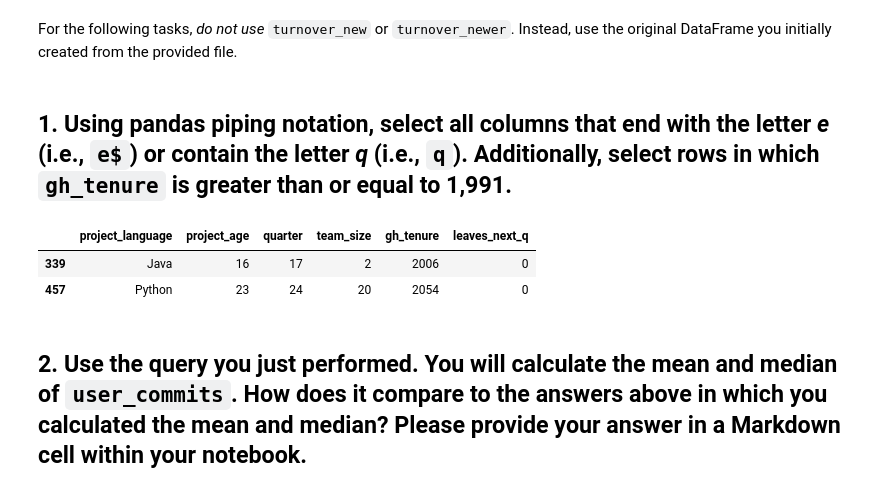
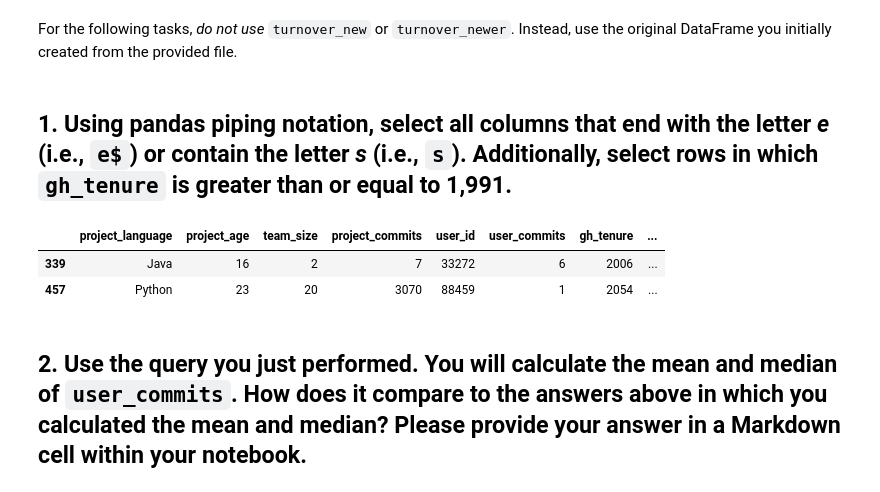
Before and after one commit to TheUltimateFishstick/week8labs, a Jupyter notebook: 08_Independent_Lab_Morgan.ipynb, the cells around one changed output. Saved outputs shown, nothing was run; the diff lists cells and outputs as text; code cells hidden in the pictures.

```diff
--- a/08_Independent_Lab_Morgan.ipynb
+++ b/08_Independent_Lab_Morgan.ipynb
@@ -158,15 +157,16 @@ turnover_newer
 # %% [markdown]
 For the following tasks, *do not use* `turnover_new` or `turnover_newer`. Instead, use the original DataFrame you initially created from the provided file.
 # %% [markdown]
-## 1. Using pandas piping notation, select all columns that end with the letter *e* (i.e., `e$`) or contain the letter *q* (i.e., `q`). Additionally, select rows in which `gh_tenure` is greater than or equal to 1,991.
+## 1. Using pandas piping notation, select all columns that end with the letter *e* (i.e., `e$`) or contain the letter *s* (i.e., `s`). Additionally, select rows in which `gh_tenure` is greater than or equal to 1,991.
 # %%
+# Select columns using .filter() and rows using .query().
 (gh_tfp_renamed
- .filter(regex = '(e$)|(q)')
+ .filter(regex = '(e$)|(s)')
  .query("gh_tenure >= 1991")
 )
 # %% [output]
-|  | project_language | project_age | quarter | team_size | gh_tenure | leaves_next_q |
-| 339 | Java | 16 | 17 | 2 | 2006 | 0 |
-| 457 | Python | 23 | 24 | 20 | 2054 | 0 |
+|  | project_language | project_age | team_size | project_commits | user_id | user_commits | gh_tenure | ... |
+| 339 | Java | 16 | 2 | 7 | 33272 | 6 | 2006 | ... |
+| 457 | Python | 23 | 20 | 3070 | 88459 | 1 | 2054 | ... |
 # %% [markdown]
 ## 2. Use the query you just performed. You will calculate the mean and median of `user_commits`. How does it compare to the answers above in which you calculated the mean and median? Please provide your answer in a Markdown cell within your notebook.
```
Also changed, not shown: parts of 9 cells of this notebook, 2 other files.
